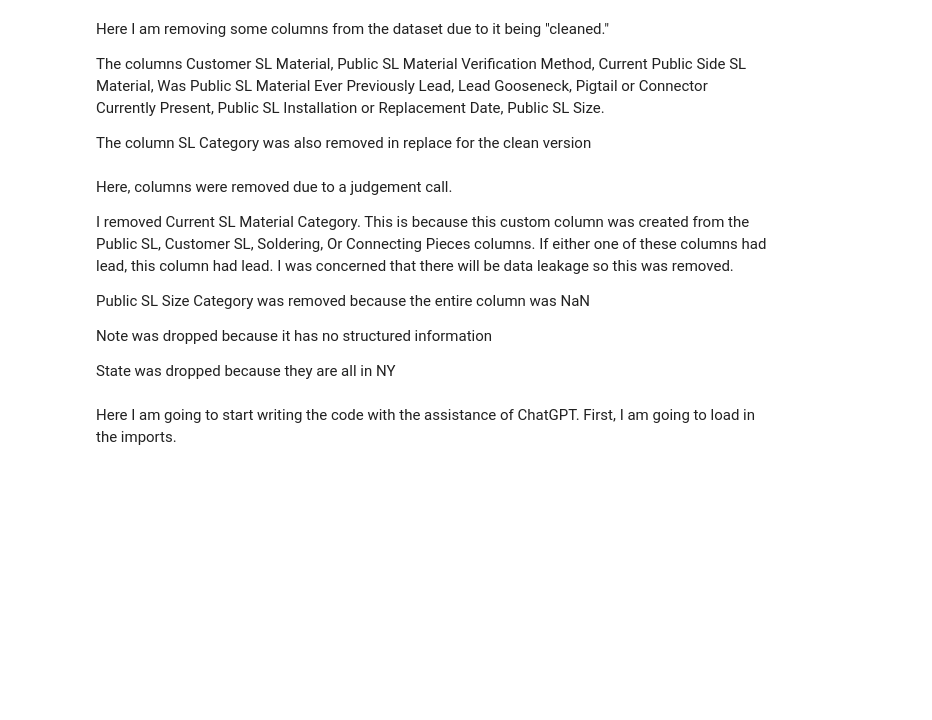
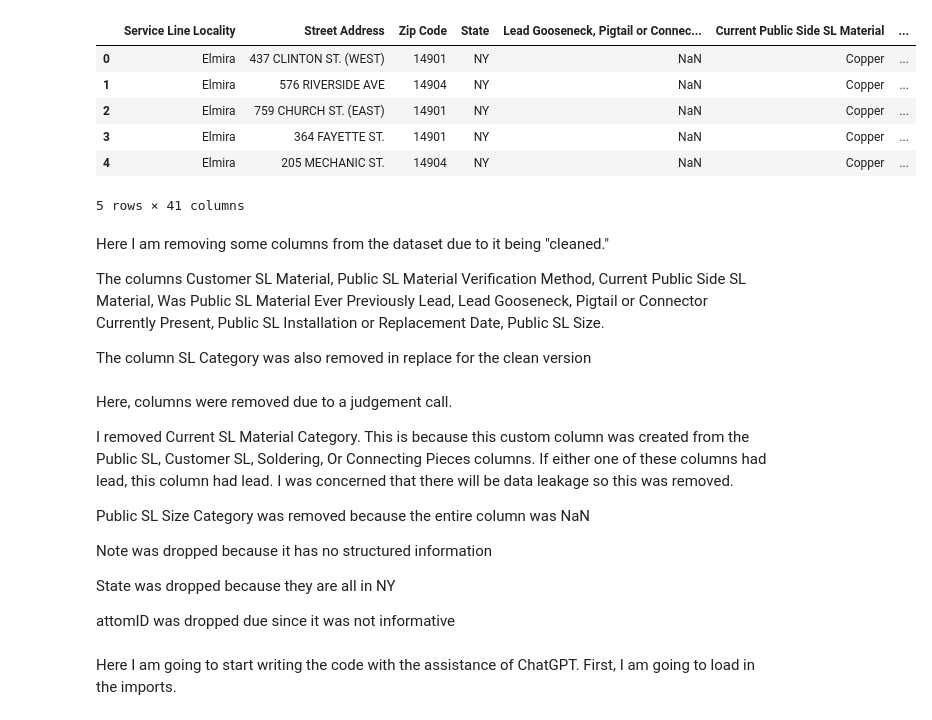
Before and after one commit to AvalonAce/ML-Lead-Service-Line-Prediction, a Jupyter notebook: models/random_forest.ipynb, the cells around one changed output. Drawn from its saved outputs; the diff is of its cells as text; code cells hidden in the pictures; blank space fills up the shorter version.

Commit message:
changes made with attom data

```diff
--- a/models/random_forest.ipynb
+++ b/models/random_forest.ipynb
@@ -1,9 +1,17 @@
 # %%
 import pandas as pd
 # %%
-df = pd.read_csv("../data/processed/NY_SLI_INSTL_YEARS_ADJUSTED.csv", low_memory=False)
+df = pd.read_csv("../data/processed/NY_SLI_ATTOM_NEW.csv", low_memory=False)
 #df.info()
-#df.head()
+df.head()
+# %% [output]
+|  | Service Line Locality | Street Address | Zip Code | State | Lead Gooseneck, Pigtail or Connec... | Current Public Side SL Material | ... |
+| 0 | Elmira | 437 CLINTON ST. (WEST) | 14901 | NY | NaN | Copper | ... |
+| 1 | Elmira | 576 RIVERSIDE AVE | 14904 | NY | NaN | Copper | ... |
+| 2 | Elmira | 759 CHURCH ST. (EAST) | 14901 | NY | NaN | Copper | ... |
+| 3 | Elmira | 364 FAYETTE ST. | 14901 | NY | NaN | Copper | ... |
+| 4 | Elmira | 205 MECHANIC ST. | 14904 | NY | NaN | Copper | ... |
+5 rows × 41 columns
 # %% [markdown]
 Here I am removing some columns from the dataset due to it being "cleaned."
 
@@ -22,4 +30,6 @@ Public SL Size Category was removed because the entire column was NaN
 Note was dropped because it has no structured information
 
 State was dropped because they are all in NY
+
+attomID was dropped due since it was not informative
 # %%
```
Also changed, not shown: parts of 4 cells of this notebook.
